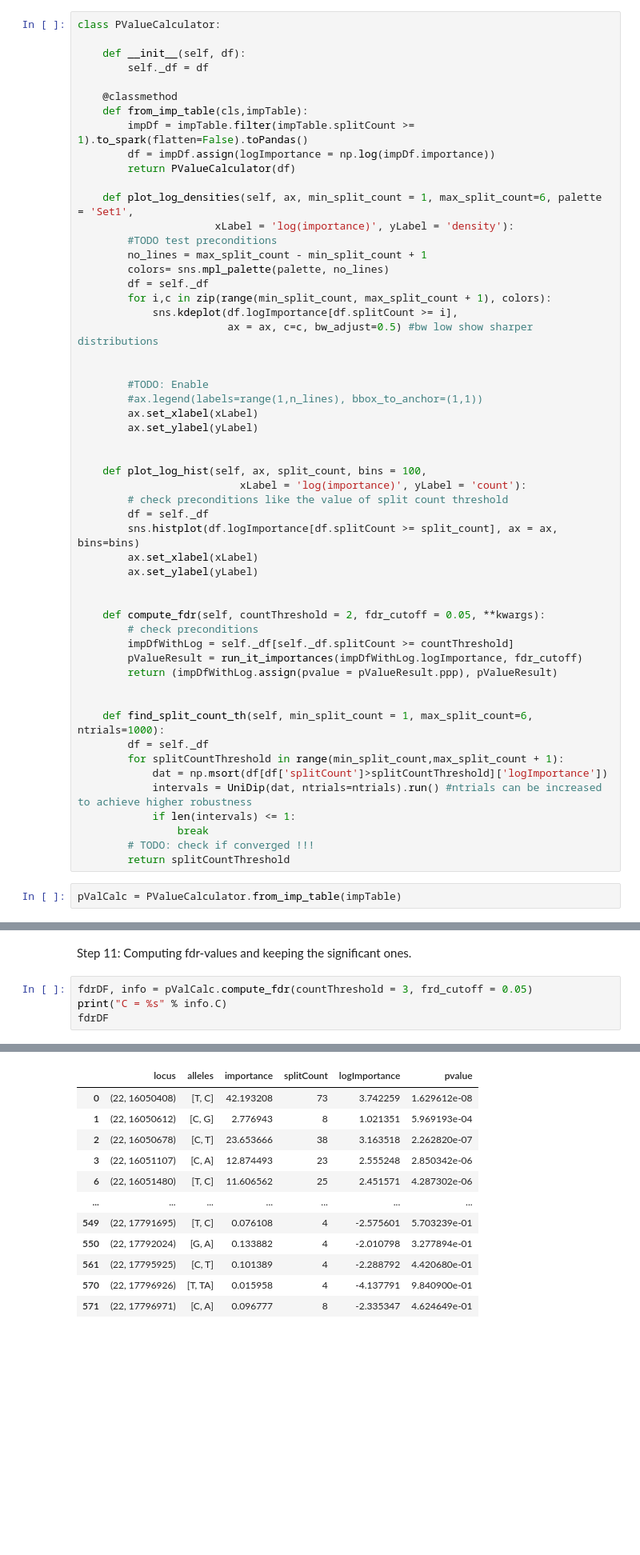
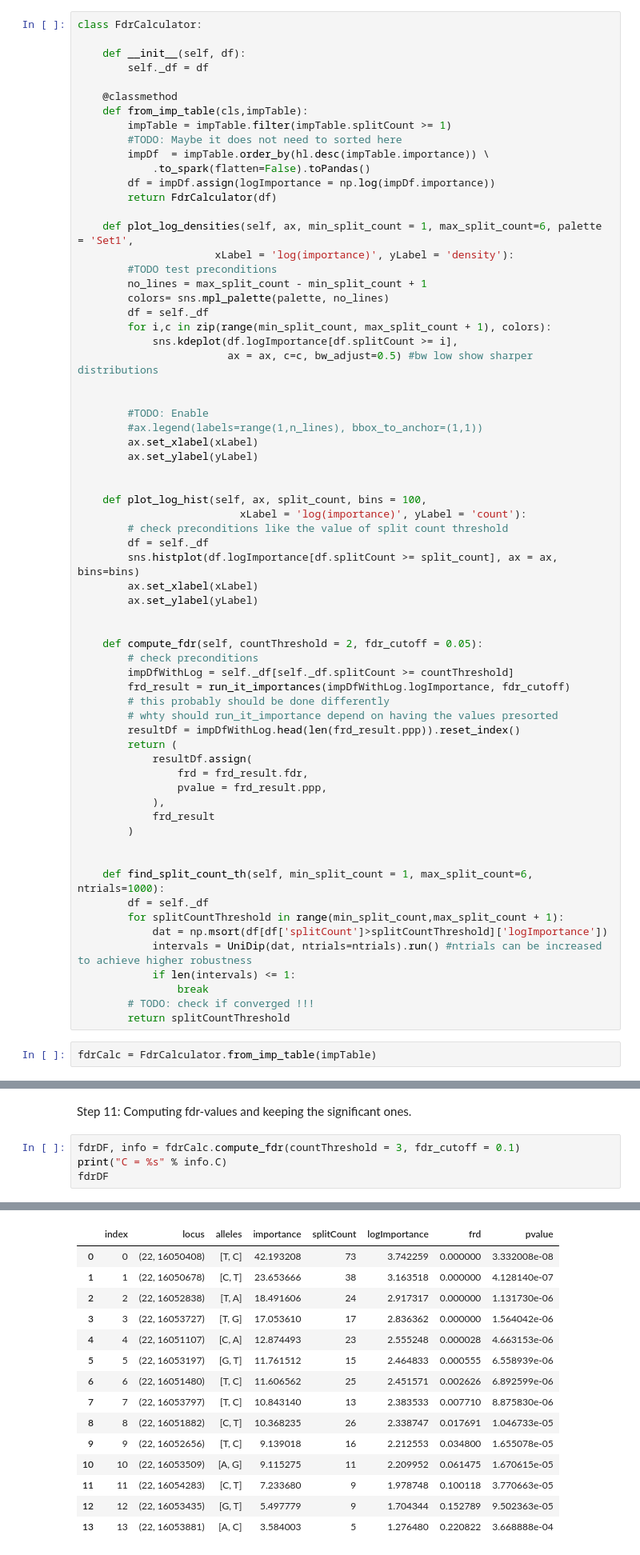
Before and after one commit to aehrc/VariantSpark, a Jupyter notebook: examples/computing_p-value_example.ipynb, the cells around one changed output, grey strips where cells are left out. Shown at 80% size. Drawn from its saved outputs; the diff is of its cells as text; blank space fills up the shorter version.

```diff
--- a/examples/computing_p-value_example.ipynb
+++ b/examples/computing_p-value_example.ipynb
@@ -121,16 +121,19 @@ showing top 10 rows
 # %% [markdown]
 Step 7: Obtaiin the variable importance table and their `splitCount`
 # %%
-class PValueCalculator:
+class FdrCalculator:
 
     def __init__(self, df):
         self._df = df
 
     @classmethod
     def from_imp_table(cls,impTable):
-        impDf = impTable.filter(impTable.splitCount >= 1).to_spark(flatten=False).toPandas()
+        impTable = impTable.filter(impTable.splitCount >= 1)
+        #TODO: Maybe it does not need to sorted here
+        impDf  = impTable.order_by(hl.desc(impTable.importance)) \
+            .to_spark(flatten=False).toPandas()
         df = impDf.assign(logImportance = np.log(impDf.importance))
-        return PValueCalculator(df)
+        return FdrCalculator(df)
 
     def plot_log_densities(self, ax, min_split_count = 1, max_split_count=6, palette = 'Set1',
                       xLabel = 'log(importance)', yLabel = 'density'):
@@ -158,11 +161,20 @@ class PValueCalculator:
         ax.set_ylabel(yLabel)
 
 
-    def compute_fdr(self, countThreshold = 2, fdr_cutoff = 0.05, **kwargs):
+    def compute_fdr(self, countThreshold = 2, fdr_cutoff = 0.05):
         # check preconditions
         impDfWithLog = self._df[self._df.splitCount >= countThreshold]
-        pValueResult = run_it_importances(impDfWithLog.logImportance, fdr_cutoff)
-        return (impDfWithLog.assign(pvalue = pValueResult.ppp), pValueResult)
+        frd_result = run_it_importances(impDfWithLog.logImportance, fdr_cutoff)
+        # this probably should be done differently
+        # whty should run_it_importance depend on having the values presorted
+        resultDf = impDfWithLog.head(len(frd_result.ppp)).reset_index()
+        return (
+            resultDf.assign(
+                frd = frd_result.fdr,
+                pvalue = frd_result.ppp,
+            ),
+            frd_result
+        )
 
 
     def find_split_count_th(self, min_split_count = 1, max_split_count=6, ntrials=1000):
@@ -175,7 +187,7 @@ class PValueCalculator:
         # TODO: check if converged !!!
         return splitCountThreshold
 # %%
-pValCalc = PValueCalculator.from_imp_table(impTable)
+fdrCalc = FdrCalculator.from_imp_table(impTable)
 # %% [markdown]
 Setp 8: Determine the cutoff (of how many times a variable was used to split a tree) to get a unimodal density.
 # %%
@@ -216,7 +228,7 @@ Step 10: Preparing the DataFrame for the variant p-value calculation
 # %% [markdown]
 Step 11: Computing fdr-values and keeping the significant ones.
 # %%
-fdrDF, info = pValCalc.compute_fdr(countThreshold = 3, frd_cutoff = 0.05)
+fdrDF, info = fdrCalc.compute_fdr(countThreshold = 3, fdr_cutoff = 0.1)
 print("C = %s" % info.C)
 fdrDF
 # %% [output]
@@ -224,12 +236,15 @@ C = 5.033520944344112
-|  | locus | alleles | importance | splitCount | logImportance | pvalue |
-| 0 | (22, 16050408) | [T, C] | 42.193208 | 73 | 3.742259 | 1.629612e-08 |
-| 1 | (22, 16050612) | [C, G] | 2.776943 | 8 | 1.021351 | 5.969193e-04 |
-| 2 | (22, 16050678) | [C, T] | 23.653666 | 38 | 3.163518 | 2.262820e-07 |
-| 3 | (22, 16051107) | [C, A] | 12.874493 | 23 | 2.555248 | 2.850342e-06 |
-| 6 | (22, 16051480) | [T, C] | 11.606562 | 25 | 2.451571 | 4.287302e-06 |
-| ... | ... | ... | ... | ... | ... | ... |
-| 549 | (22, 17791695) | [T, C] | 0.076108 | 4 | -2.575601 | 5.703239e-01 |
-| 550 | (22, 17792024) | [G, A] | 0.133882 | 4 | -2.010798 | 3.277894e-01 |
-| 561 | (22, 17795925) | [C, T] | 0.101389 | 4 | -2.288792 | 4.420680e-01 |
-| 570 | (22, 17796926) | [T, TA] | 0.015958 | 4 | -4.137791 | 9.840900e-01 |
-| 571 | (22, 17796971) | [C, A] | 0.096777 | 8 | -2.335347 | 4.624649e-01 |
+|  | index | locus | alleles | importance | splitCount | logImportance | frd | pvalue |
+| 0 | 0 | (22, 16050408) | [T, C] | 42.193208 | 73 | 3.742259 | 0.000000 | 3.332008e-08 |
+| 1 | 1 | (22, 16050678) | [C, T] | 23.653666 | 38 | 3.163518 | 0.000000 | 4.128140e-07 |
+| 2 | 2 | (22, 16052838) | [T, A] | 18.491606 | 24 | 2.917317 | 0.000000 | 1.131730e-06 |
+| 3 | 3 | (22, 16053727) | [T, G] | 17.053610 | 17 | 2.836362 | 0.000000 | 1.564042e-06 |
+| 4 | 4 | (22, 16051107) | [C, A] | 12.874493 | 23 | 2.555248 | 0.000028 | 4.663153e-06 |
+| 5 | 5 | (22, 16053197) | [G, T] | 11.761512 | 15 | 2.464833 | 0.000555 | 6.558939e-06 |
+| 6 | 6 | (22, 16051480) | [T, C] | 11.606562 | 25 | 2.451571 | 0.002626 | 6.892599e-06 |
+| 7 | 7 | (22, 16053797) | [T, C] | 10.843140 | 13 | 2.383533 | 0.007710 | 8.875830e-06 |
+| 8 | 8 | (22, 16051882) | [C, T] | 10.368235 | 26 | 2.338747 | 0.017691 | 1.046733e-05 |
+| 9 | 9 | (22, 16052656) | [T, C] | 9.139018 | 16 | 2.212553 | 0.034800 | 1.655078e-05 |
+| 10 | 10 | (22, 16053509) | [A, G] | 9.115275 | 11 | 2.209952 | 0.061475 | 1.670615e-05 |
+| 11 | 11 | (22, 16054283) | [C, T] | 7.233680 | 9 | 1.978748 | 0.100118 | 3.770663e-05 |
+| 12 | 12 | (22, 16053435) | [G, T] | 5.497779 | 9 | 1.704344 | 0.152789 | 9.502363e-05 |
+| 13 | 13 | (22, 16053881) | [A, C] | 3.584003 | 5 | 1.276480 | 0.220822 | 3.668888e-04 |
```
Also changed, not shown: parts of 10 cells of this notebook, 1 other file.
